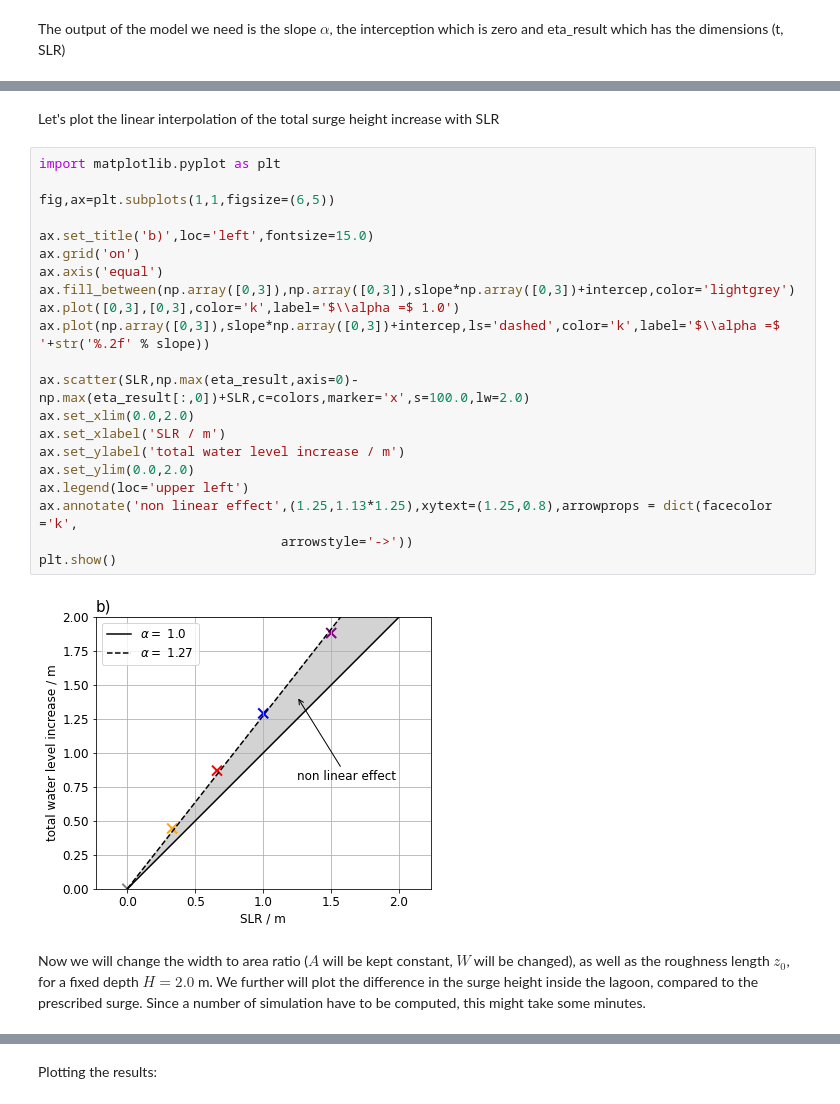
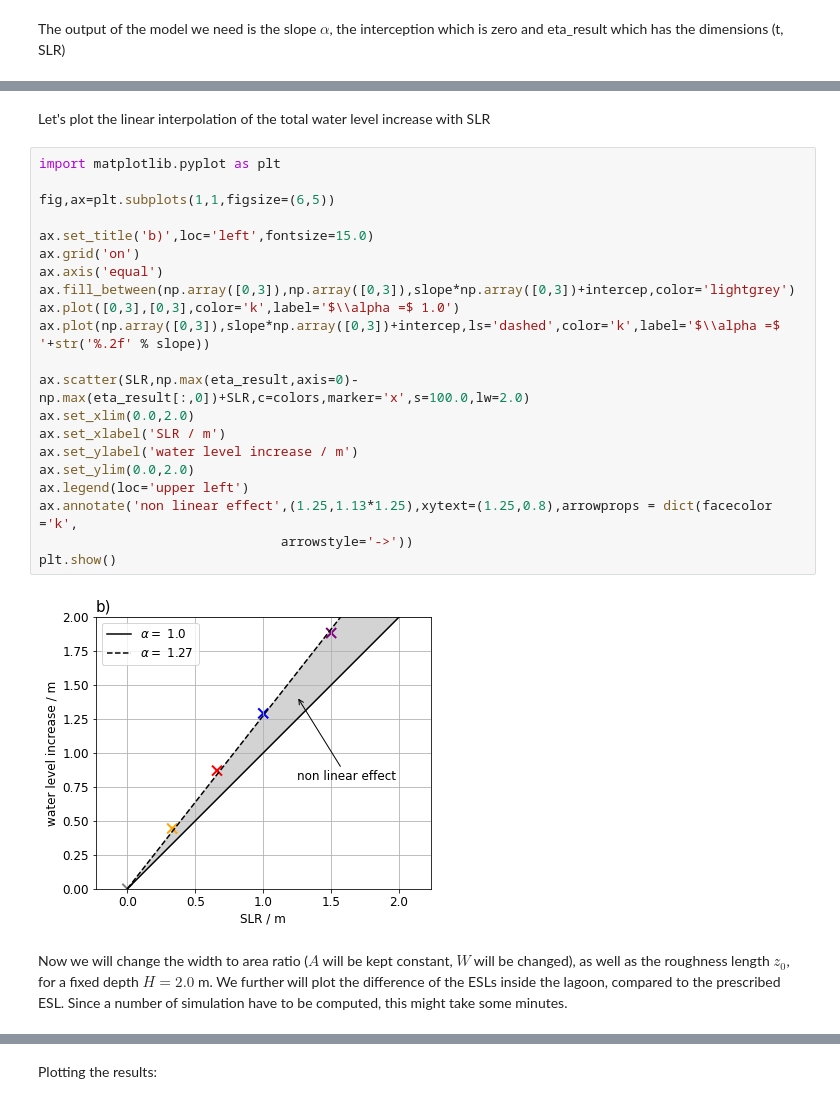
Before and after one commit to MarvinLorenz/Lagoon_surge_model, a Jupyter notebook: Lagoon_surges.ipynb, the cells around one changed output, grey strips where cells are left out. Saved outputs shown, nothing was run; the diff lists cells and outputs as text.

```diff
--- a/Lagoon_surges.ipynb
+++ b/Lagoon_surges.ipynb
@@ -52,28 +52,28 @@ plt.show()
 # %% [markdown]
-Let's plot the linear interpolation of the total surge height increase with SLR
+Let's plot the linear interpolation of the total water level increase with SLR
 # %%
 import matplotlib.pyplot as plt
 
 fig,ax=plt.subplots(1,1,figsize=(6,5))
 
 ax.set_title('b)',loc='left',fontsize=15.0)
 ax.grid('on')
 ax.axis('equal')
 ax.fill_between(np.array([0,3]),np.array([0,3]),slope*np.array([0,3])+intercep,color='lightgrey')
 ax.plot([0,3],[0,3],color='k',label='$\\alpha =$ 1.0')
 ax.plot(np.array([0,3]),slope*np.array([0,3])+intercep,ls='dashed',color='k',label='$\\alpha =$ '+str('%.2f' % slope))
 
 ax.scatter(SLR,np.max(eta_result,axis=0)-np.max(eta_result[:,0])+SLR,c=colors,marker='x',s=100.0,lw=2.0)
 ax.set_xlim(0.0,2.0)
 ax.set_xlabel('SLR / m')
-ax.set_ylabel('total water level increase / m')
+ax.set_ylabel('water level increase / m')
 ax.set_ylim(0.0,2.0)
 ax.legend(loc='upper left')
 ax.annotate('non linear effect',(1.25,1.13*1.25),xytext=(1.25,0.8),arrowprops = dict(facecolor ='k',
                                arrowstyle='->'))
 plt.show()
 # %% [output]
-[figure, old version]
+[figure, new version]
 # %% [markdown]
-Now we will change the width to area ratio ($A$ will be kept constant, $W$ will be changed), as well as the roughness length $z_0$, for a fixed depth $H=2.0$ m. We further will plot the difference in the surge height inside the lagoon, compared to the prescribed surge. Since a number of simulation have to be computed, this might take some minutes.
+Now we will change the width to area ratio ($A$ will be kept constant, $W$ will be changed), as well as the roughness length $z_0$, for a fixed depth $H=2.0$ m. We further will plot the difference of the ESLs inside the lagoon, compared to the prescribed ESL. Since a number of simulation have to be computed, this might take some minutes.
 # %%
```
Also changed, not shown: parts of 7 cells of this notebook.
